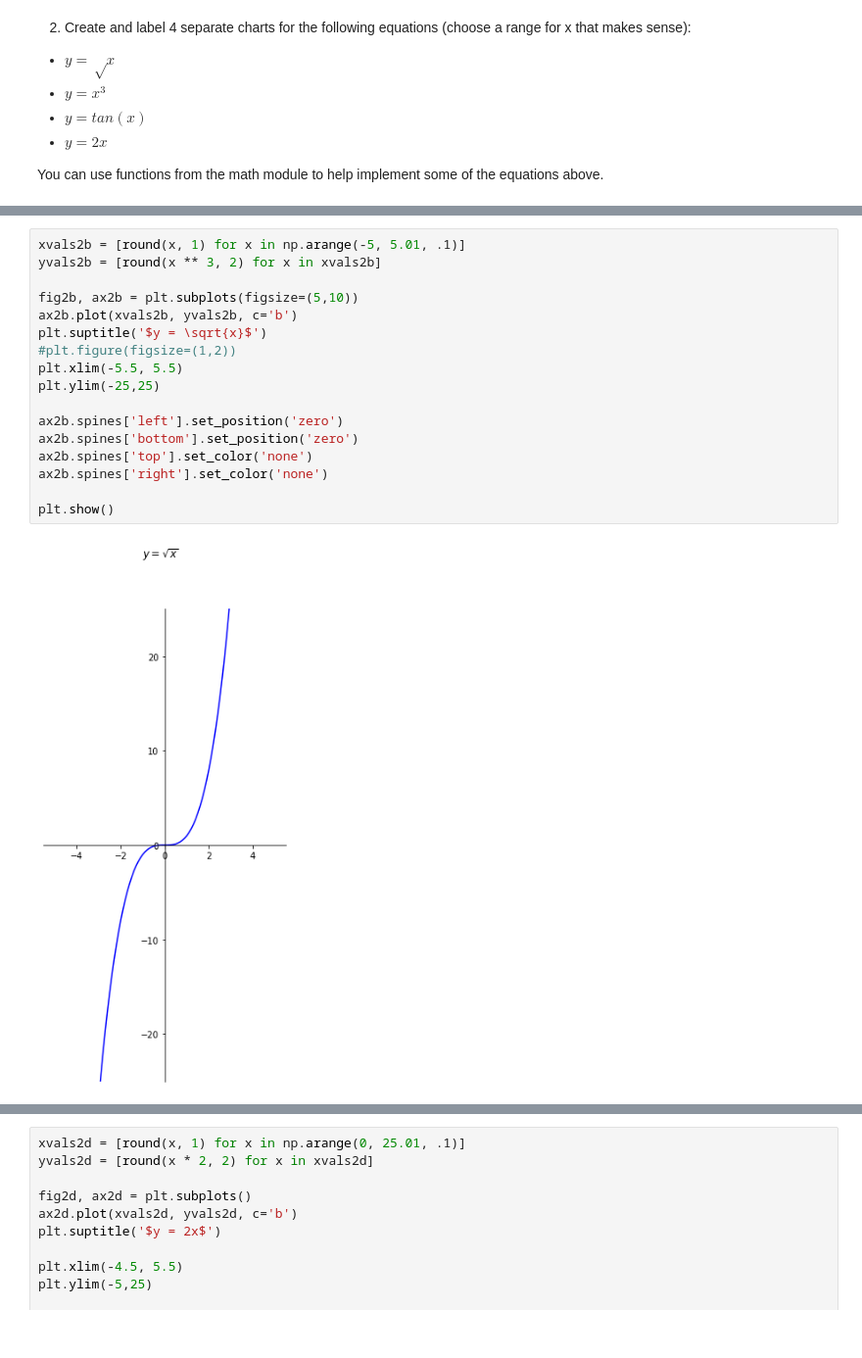
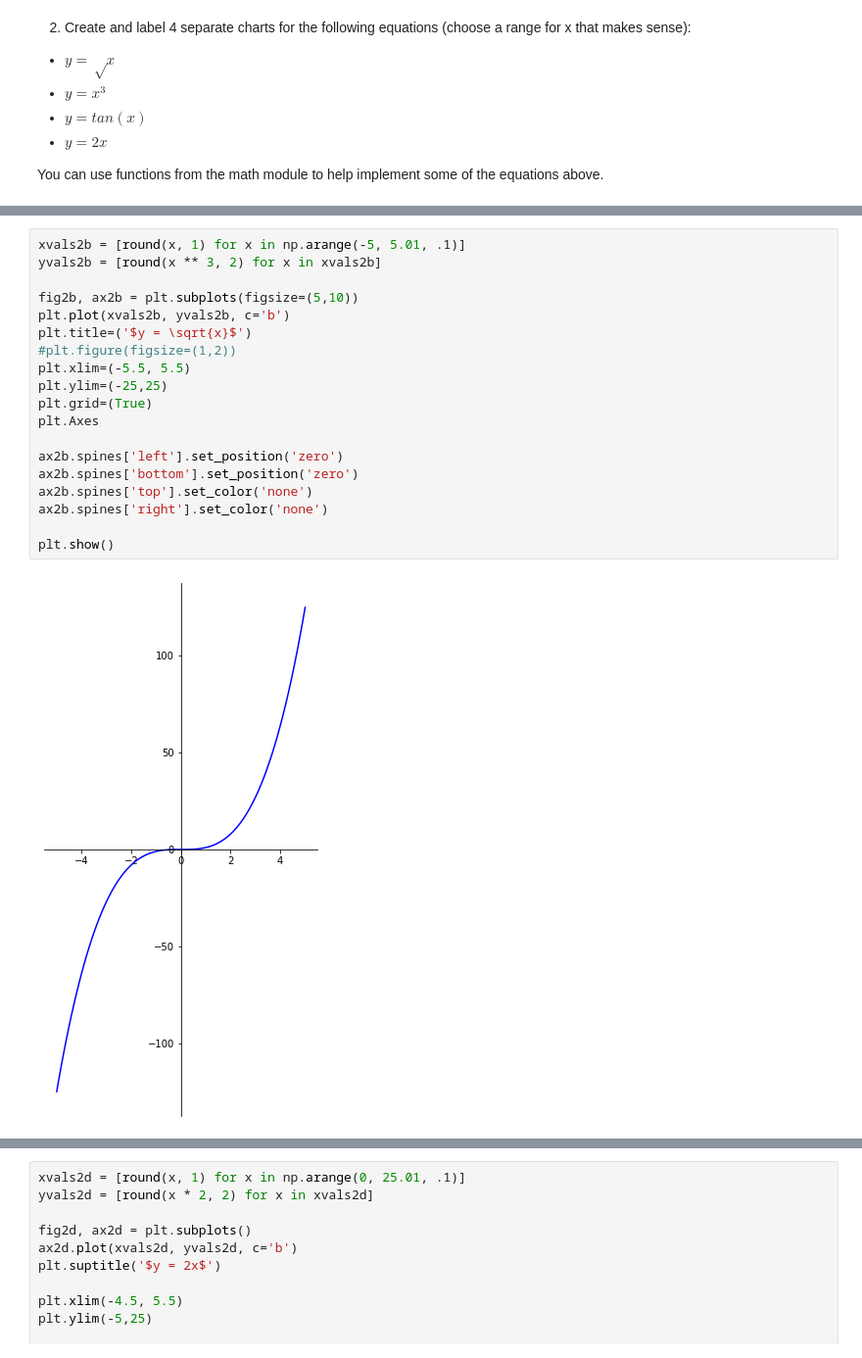
Before and after one commit to kjeliasen/python-exercises, a Jupyter notebook: 4.6.1_matplotlib_exercises.ipynb, the cells around one changed output, grey strips where cells are left out. Shown at 98% size. Cells and saved outputs as stored; diff of their text form.

```diff
--- a/4.6.1_matplotlib_exercises.ipynb
+++ b/4.6.1_matplotlib_exercises.ipynb
@@ -65,22 +87,24 @@ plt.show()
 # %%
 xvals2b = [round(x, 1) for x in np.arange(-5, 5.01, .1)]
 yvals2b = [round(x ** 3, 2) for x in xvals2b]
 
 fig2b, ax2b = plt.subplots(figsize=(5,10))
-ax2b.plot(xvals2b, yvals2b, c='b')
-plt.suptitle('$y = \sqrt{x}$')
+plt.plot(xvals2b, yvals2b, c='b')
+plt.title=('$y = \sqrt{x}$')
 #plt.figure(figsize=(1,2))
-plt.xlim(-5.5, 5.5)
-plt.ylim(-25,25)
+plt.xlim=(-5.5, 5.5)
+plt.ylim=(-25,25)
+plt.grid=(True)
+plt.Axes
 
 ax2b.spines['left'].set_position('zero')
 ax2b.spines['bottom'].set_position('zero')
 ax2b.spines['top'].set_color('none')
 ax2b.spines['right'].set_color('none')
 
 plt.show()
 # %% [output]
-[figure, old version]
+[figure, new version]
 # %%
 xvals2c = [round(x, 1) for x in np.arange(-2 * math.pi, 2 * math.pi +.0001, .01 * math.pi)]
 yvals2c = [round(math.tan(x), 2) for x in xvals2c]
```
Also changed, not shown: parts of 6 cells of this notebook, 2 other files.
